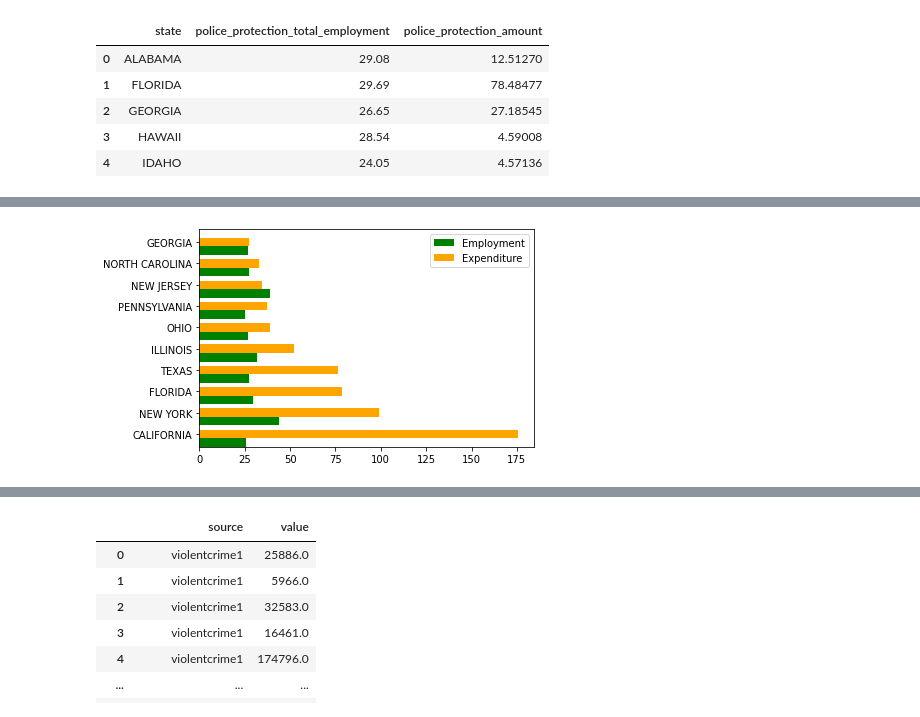
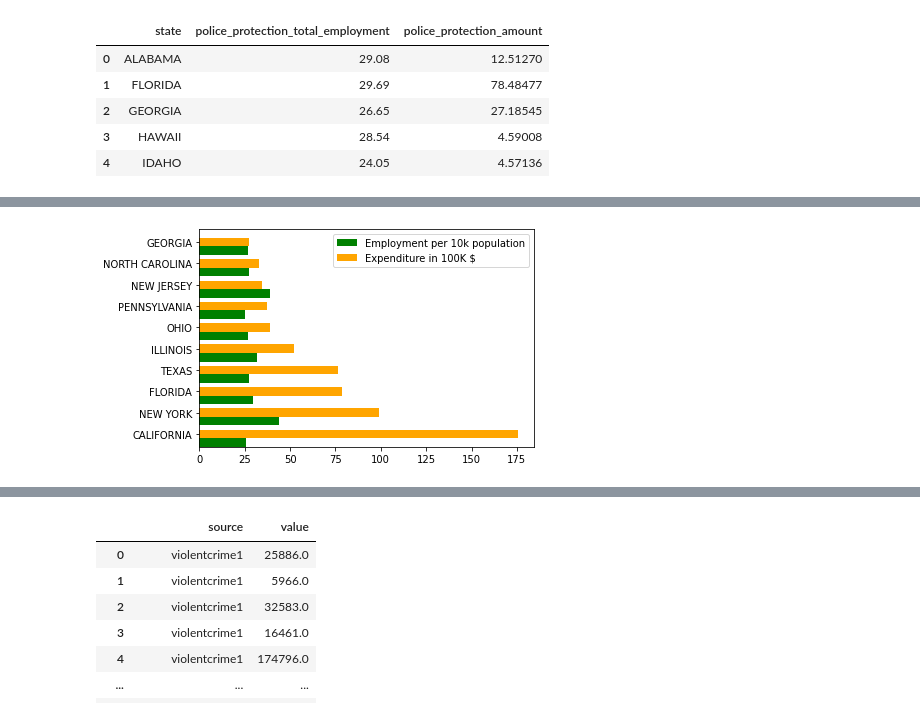
Before and after one commit to ninadcpa/DSC540, a Jupyter notebook: Final_Project.ipynb, the cells around one changed output, grey strips where cells are left out. Cells and saved outputs as stored; diff of their text form; code cells hidden in the pictures.

```diff
--- a/Final_Project.ipynb
+++ b/Final_Project.ipynb
@@ -917,16 +917,16 @@ sns.scatterplot(data=pp_emp_expenditure_df, x="police_protection_total_employmen
 # %%
+# Sorting values in descending order of police protection expenditure.
 pp_emp_expenditure = pp_emp_expenditure_df.sort_values(by=['police_protection_amount'], ascending=False)
+# Selecting only 10 records
 pp_emp_expenditure = pp_emp_expenditure.head(10)
 ind = np.arange(len(pp_emp_expenditure))
+# Plotting the horizontal bar charts
 width = 0.4
-
 fig, ax = plt.subplots()
-ax.barh(ind, pp_emp_expenditure.police_protection_total_employment, width, color='green', label='Employment')
-ax.barh(ind + width, pp_emp_expenditure.police_protection_amount, width, color='orange', label='Expenditure')
-
+ax.barh(ind, pp_emp_expenditure.police_protection_total_employment, width, color='green', label='Employment per 10k population')
+ax.barh(ind + width, pp_emp_expenditure.police_protection_amount, width, color='orange', label='Expenditure in 100K $')
 ax.set(yticks=ind + width, yticklabels=pp_emp_expenditure.state, ylim=[2*width - 1, len(pp_emp_expenditure)])
 ax.legend()
-
 plt.show()
 # %% [output]
-[figure, old version]
+[figure, new version]
```
Also changed, not shown: parts of 16 cells of this notebook.
